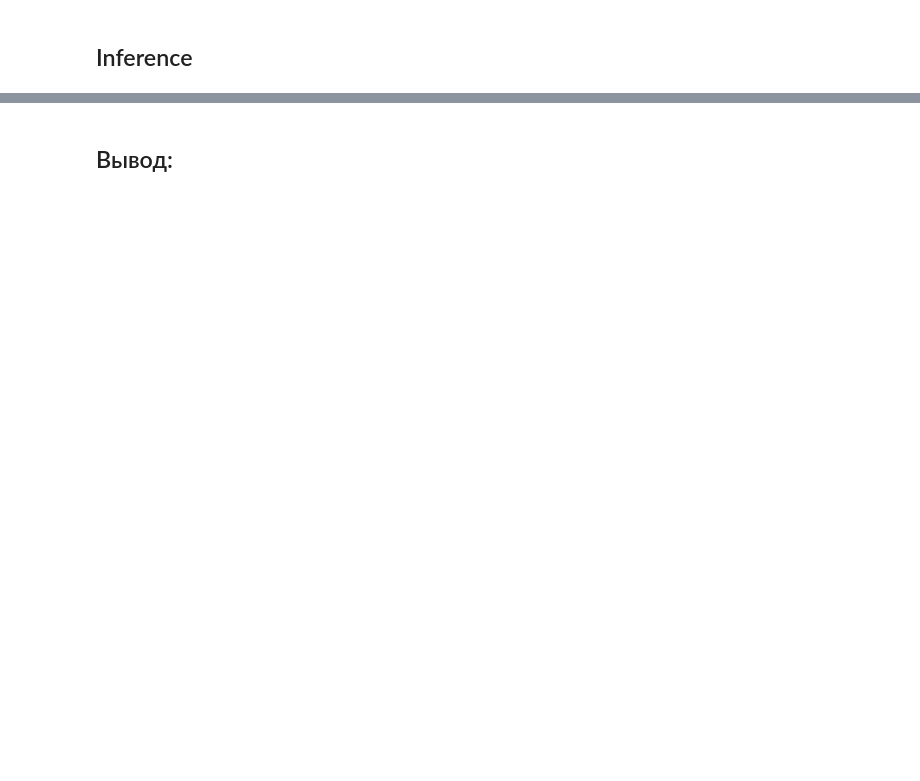
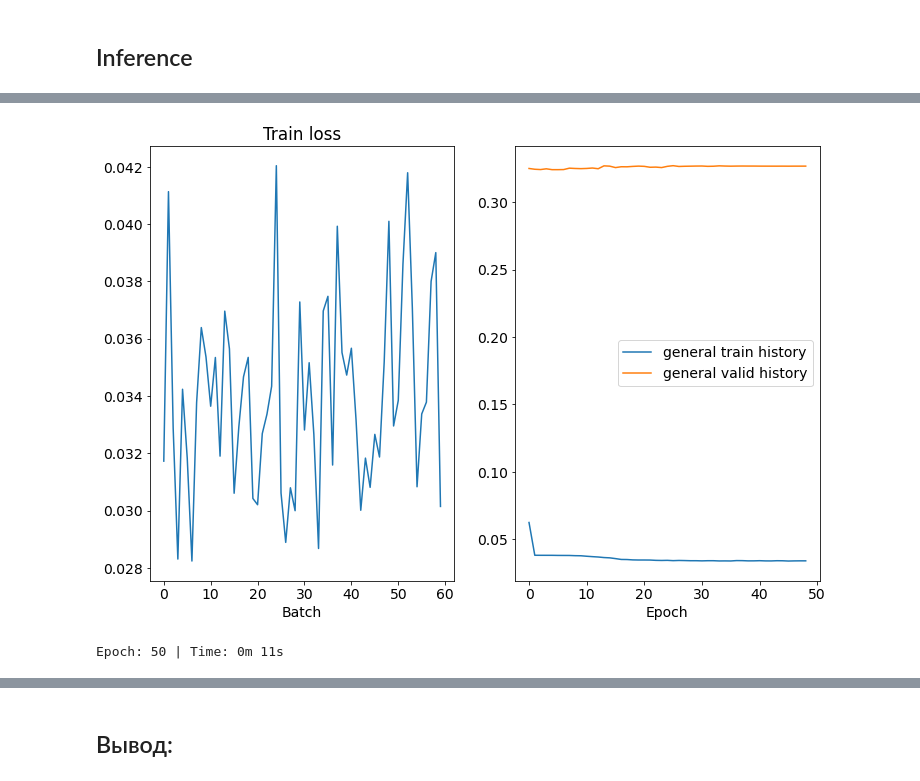
Before and after one commit to kkruglik/dls_spring2022_part2, a Jupyter notebook: week8_summarization/[homework]summarization.ipynb, the cells around one changed output, grey strips where cells are left out. Drawn from its saved outputs; the diff is of its cells as text; code cells hidden in the pictures; blank space fills up the shorter version.

```diff
--- a/week8_summarization/[homework]summarization.ipynb
+++ b/week8_summarization/[homework]summarization.ipynb
@@ -647,0 +729,6 @@ inference_summarunner(model, test_iterator, 3)
+# %%
+model = SentenceTaggerRNN(vocab_size).to(device)
+start_train(True, N_EPOCHS, CLIP)
+# %% [output]
+[figure, added]
+Epoch: 50 | Time: 0m 11s
```
Also changed, not shown: parts of 25 cells of this notebook.
